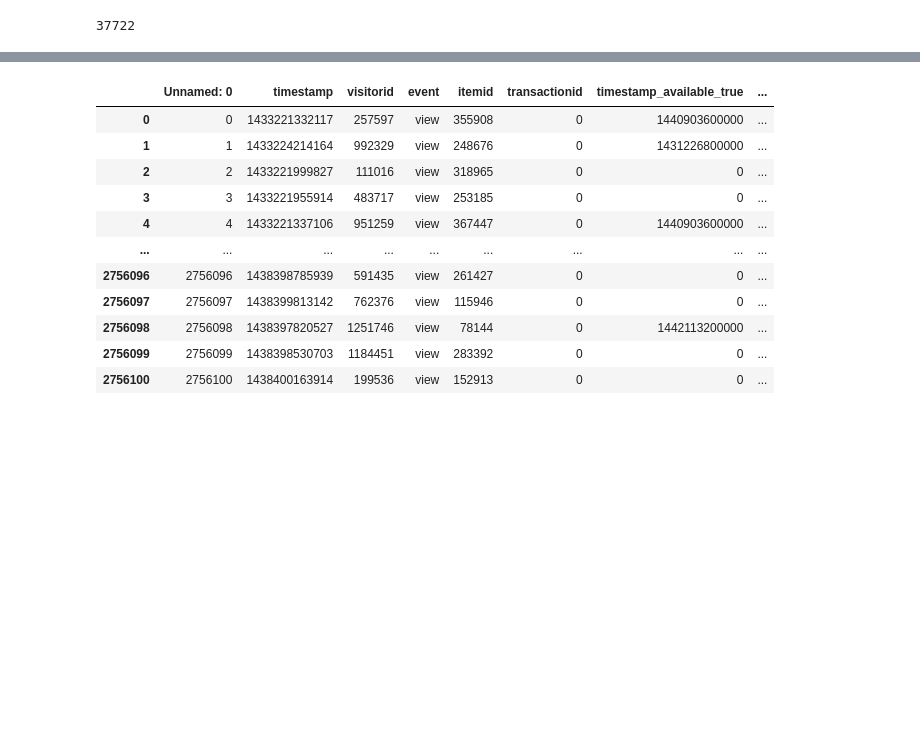
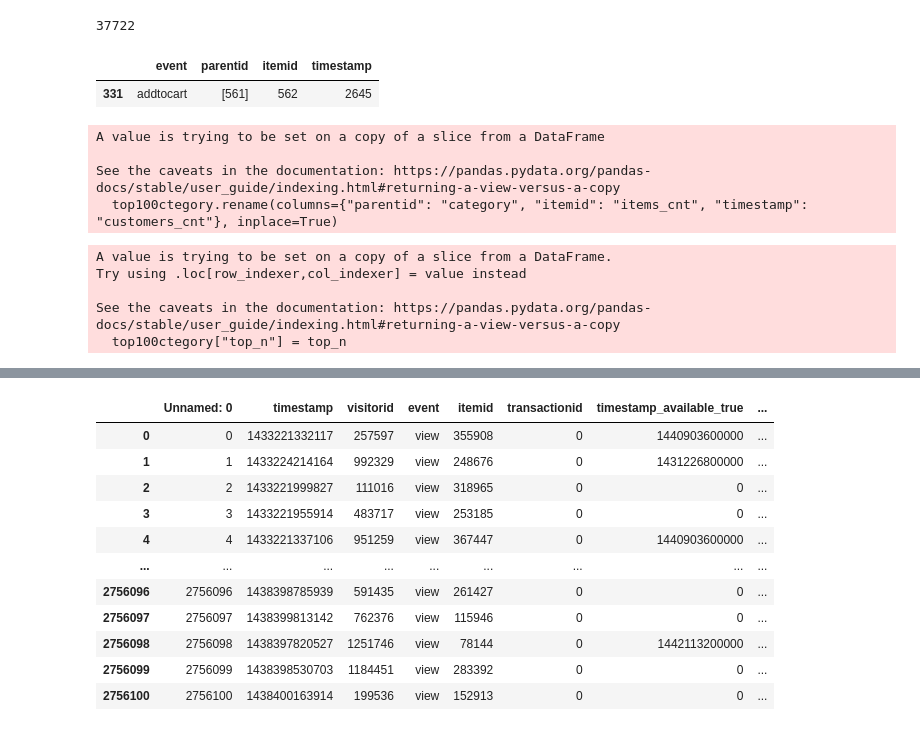
Before and after one commit to AndreyProkofiev/mle-pr-final, a Jupyter notebook: notebooks/eda.ipynb, the cells around one changed output, grey strips where cells are left out. Cells and saved outputs as stored; diff of their text form; code cells hidden in the pictures; blank space fills up the shorter version.

```diff
--- a/notebooks/eda.ipynb
+++ b/notebooks/eda.ipynb
@@ -715,3 +601,19 @@ merged[(merged['event'] == 'addtocart') & (merged['visitorid'].isin(byers))].vis
 merged[(merged['event'] == 'addtocart')].visitorid.nunique()
 # %% [output]
 37722
+# %%
+addcart_topcategory = category_events[category_events['event']=='addtocart'].sort_values('timestamp', ascending=0)
+# %%
+top100ctegory = addcart_topcategory.head(100)
+# %%
+top100ctegory.head(1)
+# %% [output]
+|  | event | parentid | itemid | timestamp |
+| 331 | addtocart | [561] | 562 | 2645 |
+# %%
+top100ctegory.rename(columns={"parentid": "category", "itemid": "items_cnt", "timestamp": "customers_cnt"}, inplace=True)
+# %% [output]
+A value is trying to be set on a copy of a slice from a DataFrame
+
+See the caveats in the documentation: https://pandas.pydata.org/pandas-docs/stable/user_guide/indexing.html#returning-a-view-versus-a-copy
+  top100ctegory.rename(columns={"parentid": "category", "itemid": "items_cnt", "timestamp": "customers_cnt"}, inplace=True)
@@ -717,0 +624,8 @@ merged[(merged['event'] == 'addtocart')].visitorid.nunique()
+# %%
+top100ctegory["top_n"] = top_n
+# %% [output]
+A value is trying to be set on a copy of a slice from a DataFrame.
+Try using .loc[row_indexer,col_indexer] = value instead
+
+See the caveats in the documentation: https://pandas.pydata.org/pandas-docs/stable/user_guide/indexing.html#returning-a-view-versus-a-copy
+  top100ctegory["top_n"] = top_n
```
Also changed, not shown: parts of 19 cells of this notebook, 1 other file.
